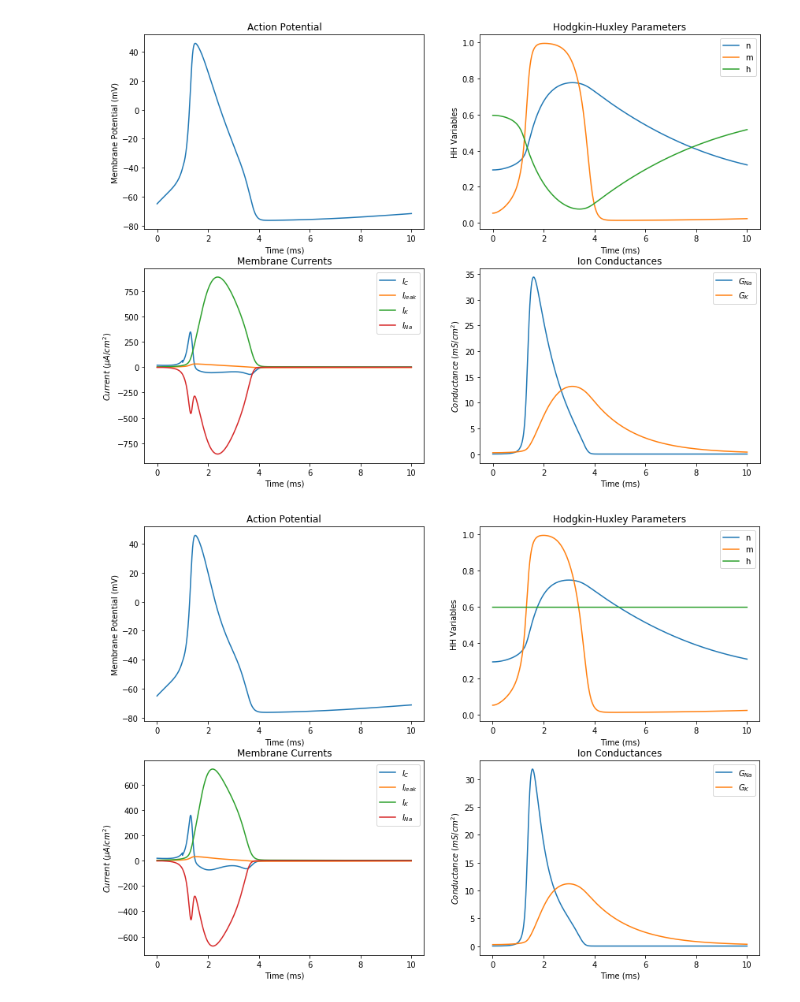
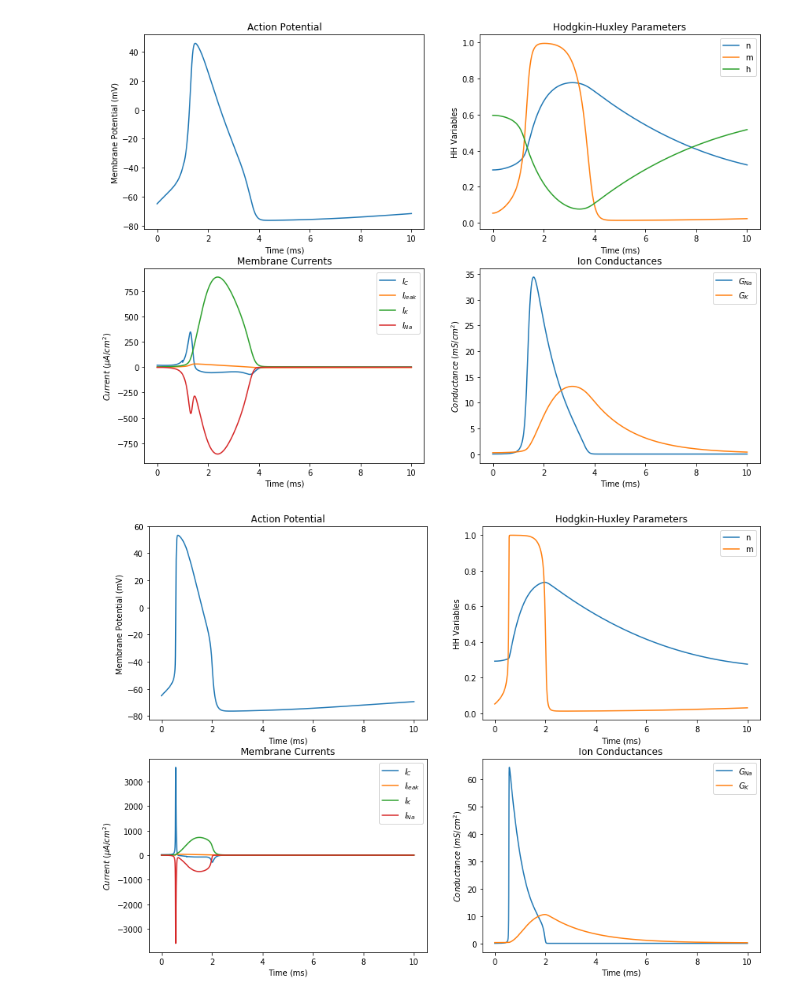
Before and after one commit to vanandrew/BME572, a Jupyter notebook: HW1/Problem1.ipynb, the cells around one changed output. Cells and saved outputs as stored; diff of their text form; code cells hidden in the pictures.

Commit message:
update reduced model

```diff
--- a/HW1/Problem1.ipynb
+++ b/HW1/Problem1.ipynb
@@ -158,7 +158,7 @@ class Hodgkin_Huxley:
         self.V_vals.append(self.V)
 # %%
 # Create function to run model
-def run_model(hhmodel, iterations=10000):
+def run_model(hhmodel, iterations=10000, hide_h=False):
     # Run for 10,000 steps
     for i in range(iterations):
         hhmodel.step()
@@ -180,7 +180,8 @@ def run_model(hhmodel, iterations=10000):
     plt.subplot(222)
     plt.plot(time, hhmodel.n_vals, label='n')
     plt.plot(time, hhmodel.m_vals, label='m')
-    plt.plot(time, hhmodel.h_vals, label='h')
+    if not hide_h:
+        plt.plot(time, hhmodel.h_vals, label='h')
     plt.legend()
     plt.title('Hodgkin-Huxley Parameters')
     plt.xlabel('Time (ms)')
@@ -310,33 +311,33 @@ def mod_step(self, time_step=0.001):
 
         # calculate rate constants using current membrane potential
         alpha_n, beta_n, alpha_m, beta_m, _, _ = self.rate_constants(-65-self.V)
 
         # Use Eulers method to get new activation values (m and h are constant here)
         self.n = self.derivative(alpha_n, beta_n, self.n)*time_step + self.n
-        self.m = self.derivative(alpha_m, beta_m, self.m)*time_step + self.m
+        self.m = alpha_m/(alpha_m+beta_m)
 
         # add values to lists
         self.n_vals.append(self.n)
         self.m_vals.append(self.m)
         self.h_vals.append(self.h)
         self.Na_conduct.append(self.gNa*(self.m**3)*(0.89-1.1*self.n))
         self.K_conduct.append(self.gK*(self.n**4))
         self.Cap_I.append(self.C*(self.V-pastV)/time_step)
         self.leak_I.append(leak_I)
         self.Na_I.append(Na_I)
         self.K_I.append(K_I)
         self.V_vals.append(self.V)
 
 # Create a modified Hodgkin Huxley class
 Mod_Hodgkin_Huxley_2 = Hodgkin_Huxley
 
 # Replace the step method with the modified one
 Mod_Hodgkin_Huxley_2.step = mod_step
 
 # Create a modified Hodgkin Huxley model
 hhmodel_mod2 = Mod_Hodgkin_Huxley_2()
 
 # Run model
-run_model(hhmodel_mod2)
+run_model(hhmodel_mod2, hide_h=True)
 # %% [output]
-[figure, old version]
+[figure, new version]
```
